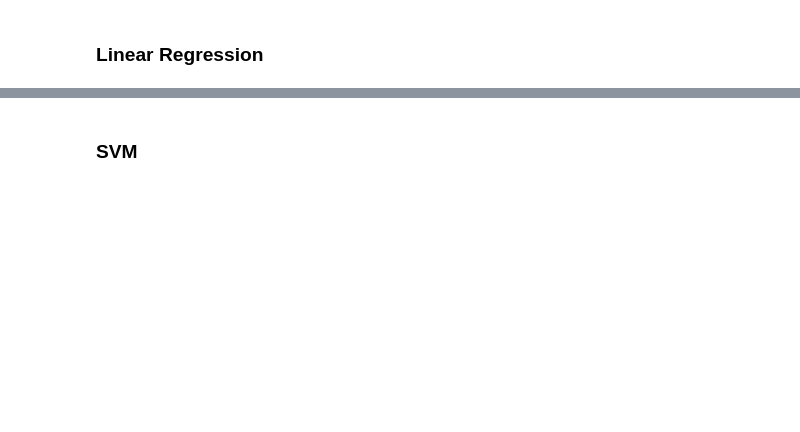
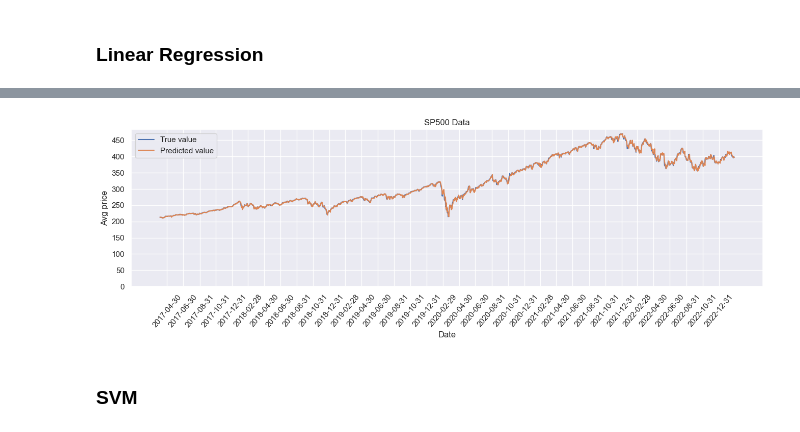
Before and after one commit to okenreed/aai501_final, a Jupyter notebook: final.ipynb, the cells around one changed output, grey strips where cells are left out. Cells and saved outputs as stored; diff of their text form; code cells hidden in the pictures; blank space fills up the shorter version.

```diff
--- a/final.ipynb
+++ b/final.ipynb
@@ -258,3 +271,15 @@ plt.show()
+# %%
+sns.lineplot(x=test_dates, y=y_test.flatten(), label=f'True value')
+sns.lineplot(x=test_dates, y=lr_pred.flatten(), label=f'Predicted value')
+plt.title('SP500 Data')
+plt.xlabel('Date')
+plt.ylabel('Avg price')
+plt.xticks(pd.date_range(test_dates.min(), df['Date'].max(), freq='2M'), rotation=50)
+plt.yticks(range(0, 500, 50))
+plt.gca().xaxis.set_major_formatter(date_form)
+plt.show()
+# %% [output]
+[figure, added]
 # %% [markdown]
 ### SVM
 # %%
```
Also changed, not shown: parts of 11 cells of this notebook, 1 other file.
